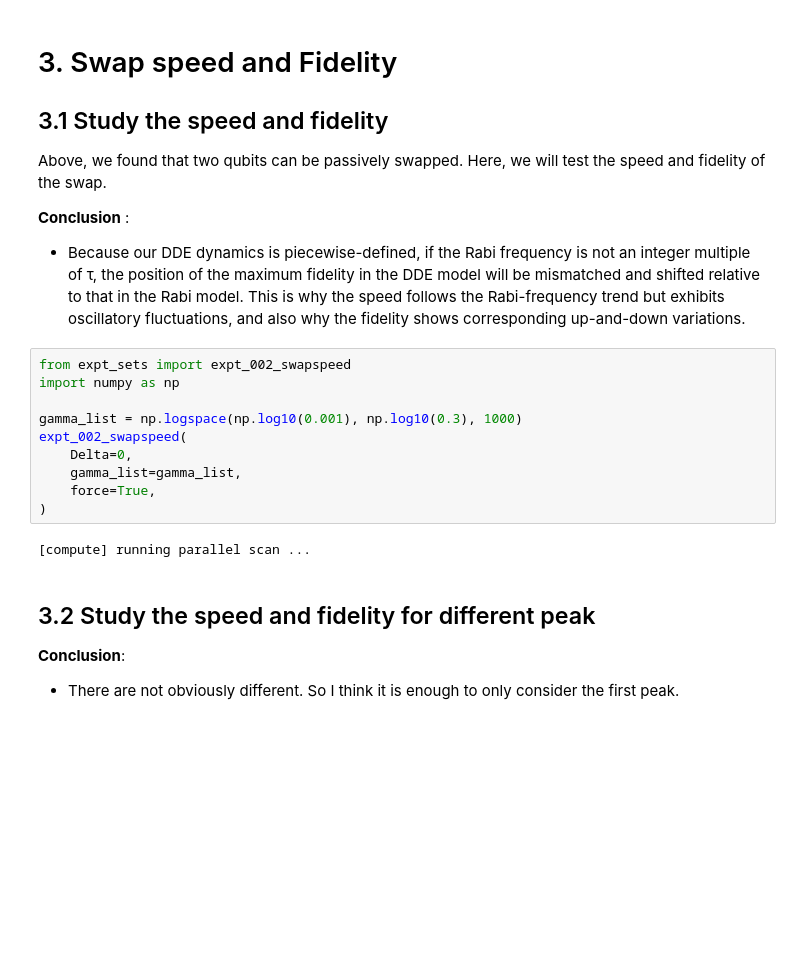
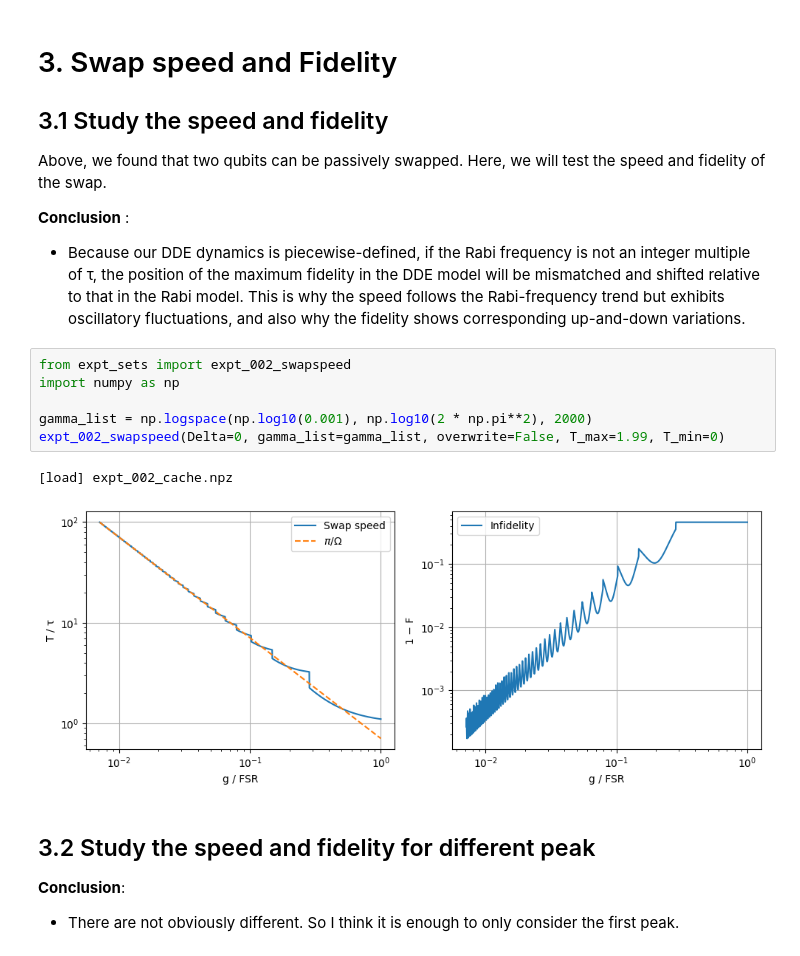
Before and after one commit to Taitoos2/non_markovian_qubit_swap, a Jupyter notebook: Idea_3.ipynb, the cells around one changed output. Cells and saved outputs as stored; diff of their text form; blank space fills up the shorter version.

```diff
--- a/Idea_3.ipynb
+++ b/Idea_3.ipynb
@@ -49,15 +28,12 @@ Here, we will test the speed and fidelity of the swap.
 # %%
 from expt_sets import expt_002_swapspeed
 import numpy as np
 
-gamma_list = np.logspace(np.log10(0.001), np.log10(0.3), 1000)
-expt_002_swapspeed(
-    Delta=0,
-    gamma_list=gamma_list,
-    force=True,
-)
+gamma_list = np.logspace(np.log10(0.001), np.log10(2 * np.pi**2), 2000)
+expt_002_swapspeed(Delta=0, gamma_list=gamma_list, overwrite=False, T_max=1.99, T_min=0)
 # %% [output]
-[compute] running parallel scan ...
+[load] expt_002_cache.npz
+[figure, added]
 # %% [markdown]
 ## 3.2 Study the speed and fidelity for different peak
 **Conclusion**:
```
Also changed, not shown: parts of 15 cells of this notebook, 5 other files.
